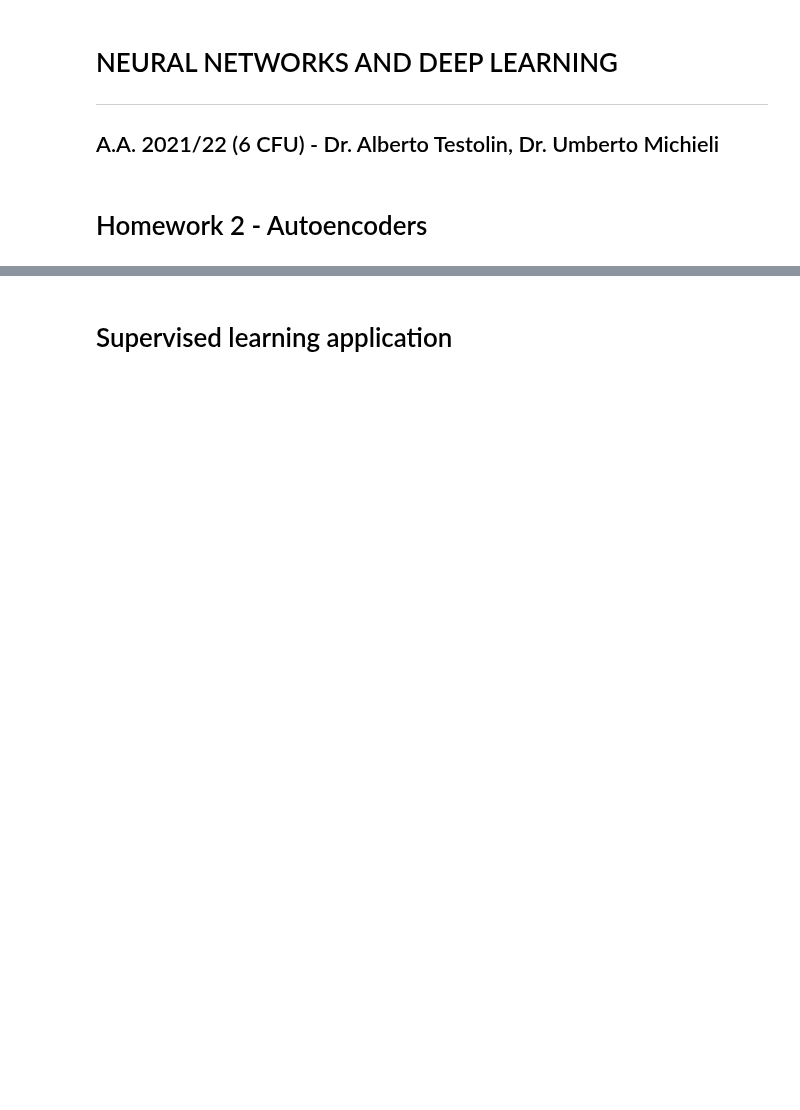
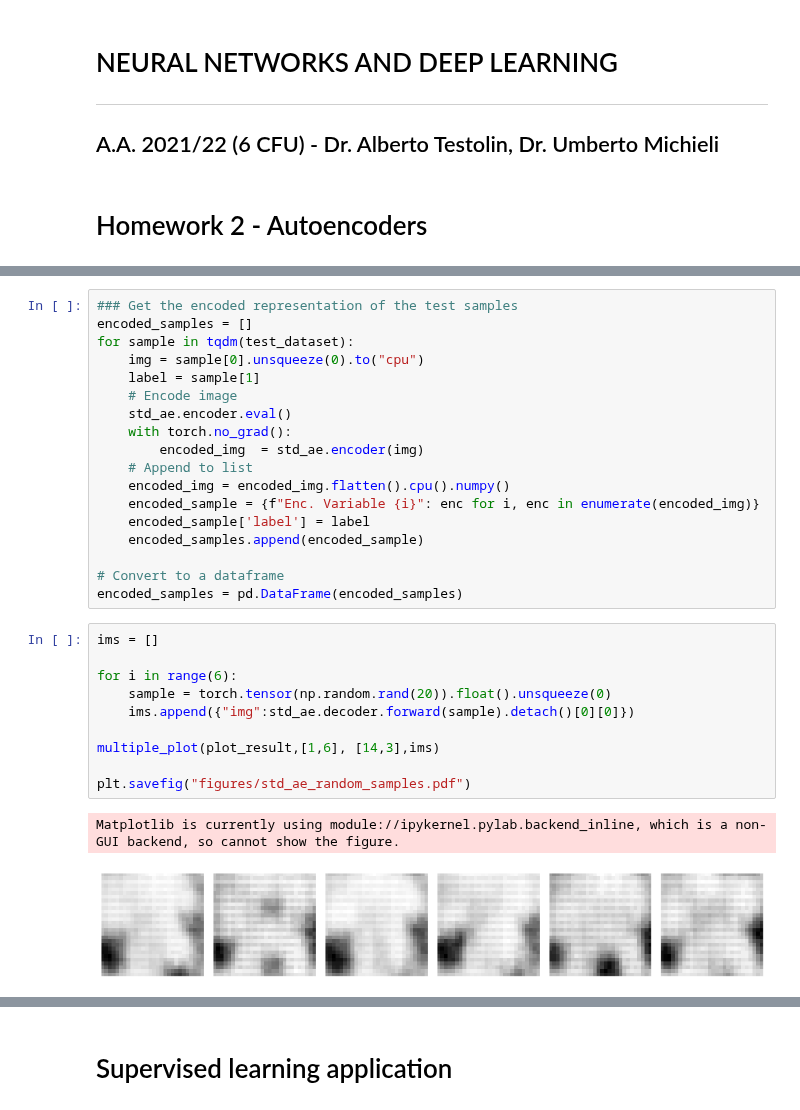
Before and after one commit to Confizolo/PoDProjects, a Jupyter notebook: NNDL/HW2/nndl_2021__homework_2.ipynb, the cells around one changed output, grey strips where cells are left out. Saved outputs shown, nothing was run; the diff lists cells and outputs as text; blank space fills up the shorter version.

```diff
--- a/NNDL/HW2/nndl_2021__homework_2.ipynb
+++ b/NNDL/HW2/nndl_2021__homework_2.ipynb
@@ -106,0 +122,31 @@ study = joblib.load("study.pkl")
+# %%
+### Get the encoded representation of the test samples
+encoded_samples = []
+for sample in tqdm(test_dataset):
+    img = sample[0].unsqueeze(0).to("cpu")
+    label = sample[1]
+    # Encode image
+    std_ae.encoder.eval()
+    with torch.no_grad():
+        encoded_img  = std_ae.encoder(img)
+    # Append to list
+    encoded_img = encoded_img.flatten().cpu().numpy()
+    encoded_sample = {f"Enc. Variable {i}": enc for i, enc in enumerate(encoded_img)}
+    encoded_sample['label'] = label
+    encoded_samples.append(encoded_sample)
+
+# Convert to a dataframe
+encoded_samples = pd.DataFrame(encoded_samples)
+# %%
+ims = []
+
+for i in range(6):
+    sample = torch.tensor(np.random.rand(20)).float().unsqueeze(0)
+    ims.append({"img":std_ae.decoder.forward(sample).detach()[0][0]})
+
+multiple_plot(plot_result,[1,6], [14,3],ims)
+
+plt.savefig("figures/std_ae_random_samples.pdf")
+# %% [output]
+Matplotlib is currently using module://ipykernel.pylab.backend_inline, which is a non-GUI backend, so cannot show the figure.
+[figure, added]
```
Also changed, not shown: parts of 55 cells of this notebook, 8 other files.
